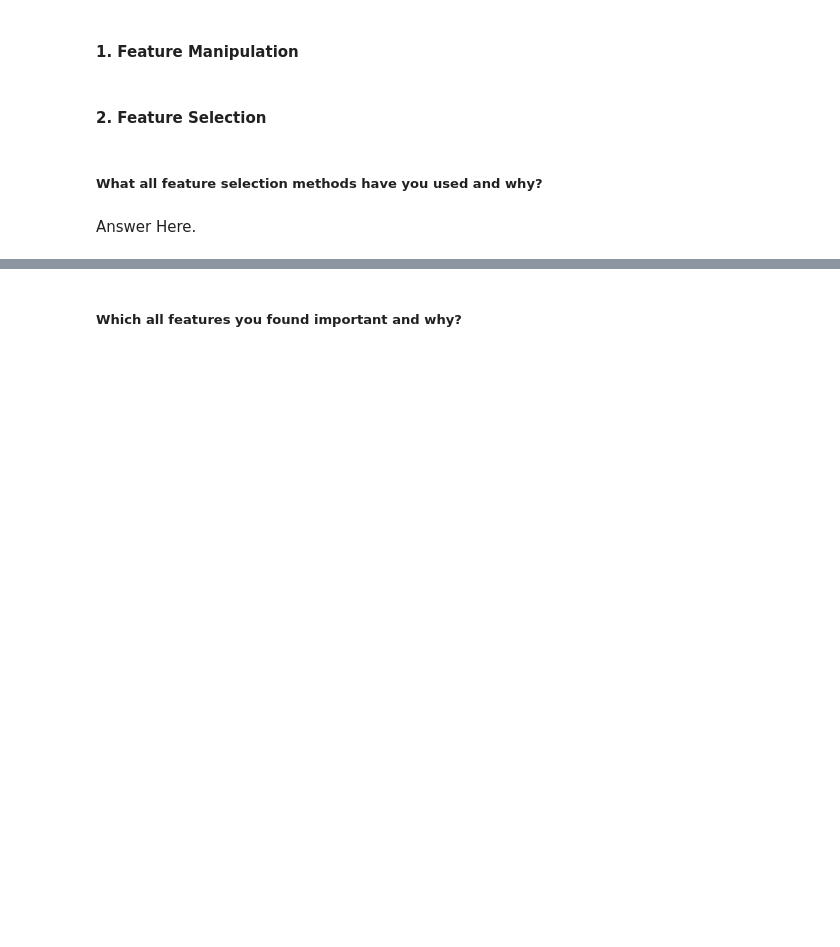
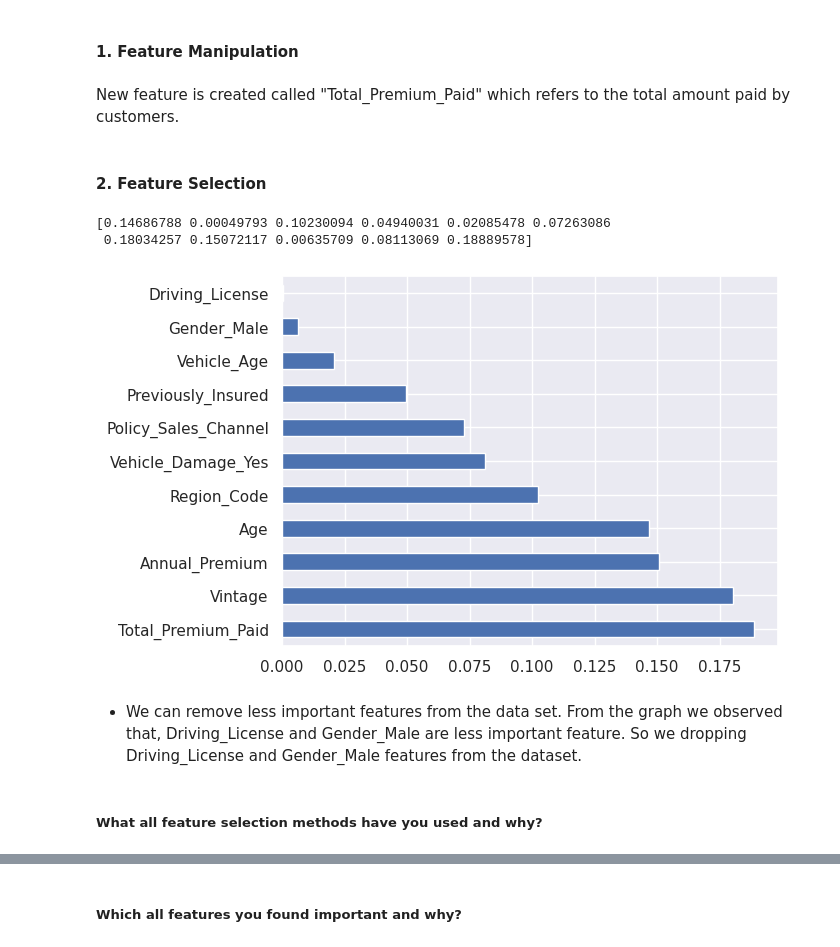
Before and after one commit to msantoshidevi/Health-Insurance-Cross-Sell-Prediction-Project, a Jupyter notebook: Health_Insurance_Cross_Sell_Prediction.ipynb, the cells around one changed output, grey strips where cells are left out. Saved outputs shown, nothing was run; the diff lists cells and outputs as text; code cells hidden in the pictures; blank space fills up the shorter version.

Commit message:
Data preprocessing and future engineering done

```diff
--- a/Health_Insurance_Cross_Sell_Prediction.ipynb
+++ b/Health_Insurance_Cross_Sell_Prediction.ipynb
@@ -1135,10 +1142,3 @@ show_outliers(df)
 As we already treated outliers. So, there are no outliers to treat.
 # %% [markdown]
 ### 3. Categorical Encoding
-# %%
-# Encode your categorical columns
-#changing categorical value to numerical values
-labelEncoder= LabelEncoder()
-df['Gender'] = labelEncoder.fit_transform(df['Gender'])
-df['Vehicle_Age'] = labelEncoder.fit_transform(df['Vehicle_Age'])
-df['Vehicle_Damage'] = labelEncoder.fit_transform(df['Vehicle_Damage'])
@@ -1144,0 +1175,3 @@ df['Vehicle_Damage'] = labelEncoder.fit_transform(df['Vehicle_Damage'])
+# %%
+# Dropping unwanted columns
+df_encoded.drop(columns = ["Gender_Female", "Vehicle_Damage_No"], inplace= True)
@@ -1144,0 +1182,6 @@ df['Vehicle_Damage'] = labelEncoder.fit_transform(df['Vehicle_Damage'])
+# %%
+#Initialize OrdinalEncoder
+encoder = OrdinalEncoder(categories = [['< 1 Year','1-2 Year','> 2 Years']])
+
+#fitting ordinal encoder
+df_encoded['Vehicle_Age'] = encoder.fit_transform(df[['Vehicle_Age']] )
@@ -1219,5 +1279,13 @@ Answer Here.
 #### 1. Feature Manipulation
 # %%
 # Manipulate Features to minimize feature correlation and create new features
+
+# Number of years customer associated
+vintage_in_years = df_encoded['Vintage'].map(lambda x: x % 365)
+
+# Created new feature
+df_encoded['Total_Premium_Paid'] = df_encoded['Annual_Premium'] * vintage_in_years
+# %% [markdown]
+New feature is created called "Total_Premium_Paid" which refers to the total amount paid by customers.
 # %% [markdown]
 #### 2. Feature Selection
@@ -1225,0 +1292,18 @@ Answer Here.
+# %%
+# Select your features wisely to avoid overfitting
+model = ExtraTreesClassifier()
+# Seprating dependent and independent variables
+x=df_encoded.drop(['Response'],axis=1) #contain all  independent variable
+y=df_encoded['Response']           #dependent variable
+model.fit(x,y)
+print(model.feature_importances_) #use inbuilt class feature_importances of tree based clas
+#plot graph of feature importances for better visualization
+feat_importances = pd.Series(model.feature_importances_, index=x.columns)
+feat_importances.nlargest(11).plot(kind='barh')
+plt.show()
+# %% [output]
+[0.14686788 0.00049793 0.10230094 0.04940031 0.02085478 0.07263086
+ 0.18034257 0.15072117 0.00635709 0.08113069 0.18889578]
+[figure, added]
+# %% [markdown]
+* We can remove less important features from the data set. From the graph we observed that, Driving_License and Gender_Male are less important feature. So we dropping Driving_License and Gender_Male features from the dataset.
@@ -1226,4 +1312,2 @@ Answer Here.
 # %% [markdown]
 ##### What all feature selection methods have you used  and why?
-# %% [markdown]
-Answer Here.
```
Also changed, not shown: parts of 35 cells of this notebook.
